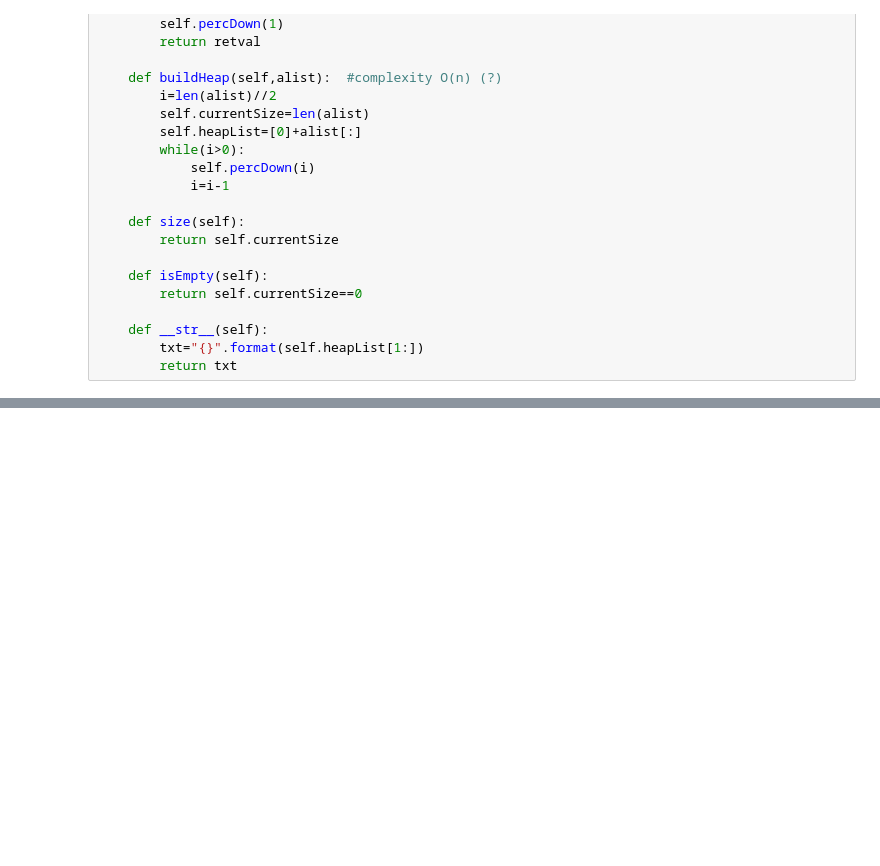
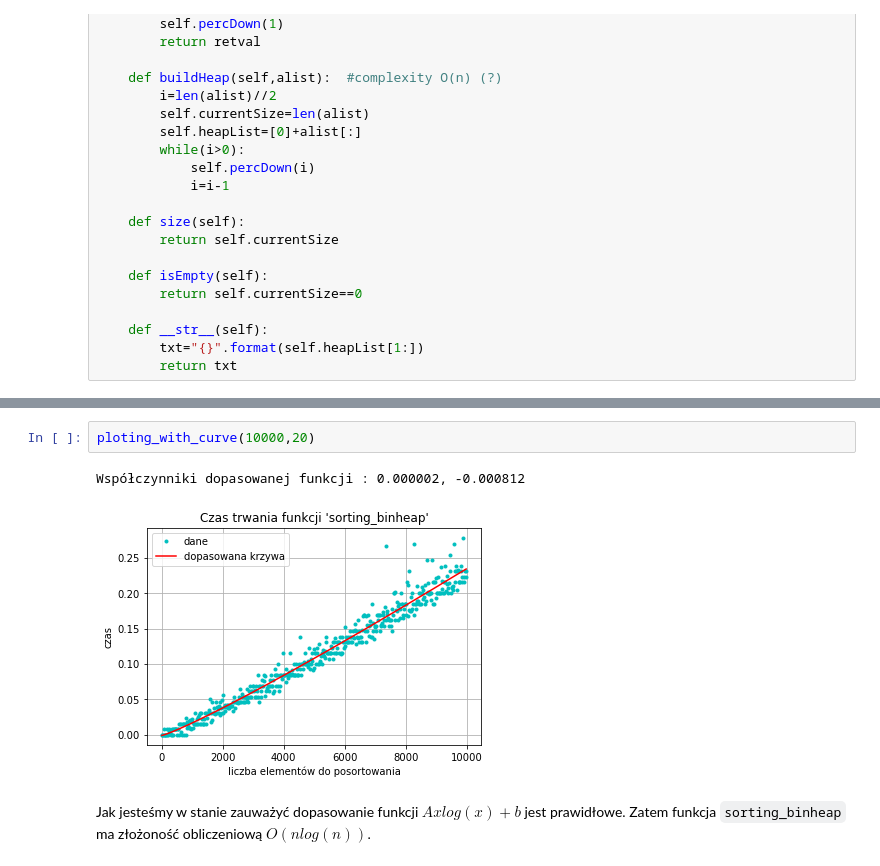
Before and after one commit to maggszy/date_algorithm, a Jupyter notebook: list6/list6.ipynb, the cells around one changed output, grey strips where cells are left out. Saved outputs shown, nothing was run; the diff lists cells and outputs as text; blank space fills up the shorter version.

```diff
--- a/list6/list6.ipynb
+++ b/list6/list6.ipynb
@@ -270,0 +149,7 @@ w n i o s k i:
+# %%
+ploting_with_curve(10000,20)
+# %% [output]
+Współczynniki dopasowanej funkcji : 0.000002, -0.000812
+[figure, added]
+# %% [markdown]
+Jak jesteśmy w stanie zauważyć dopasowanie funkcji $ Axlog(x) + b $ jest prawidłowe. Zatem funkcja `sorting_binheap` ma złożoność obliczeniową $O(nlog(n))$.
```
Also changed, not shown: parts of 30 cells of this notebook, 1 other file.
